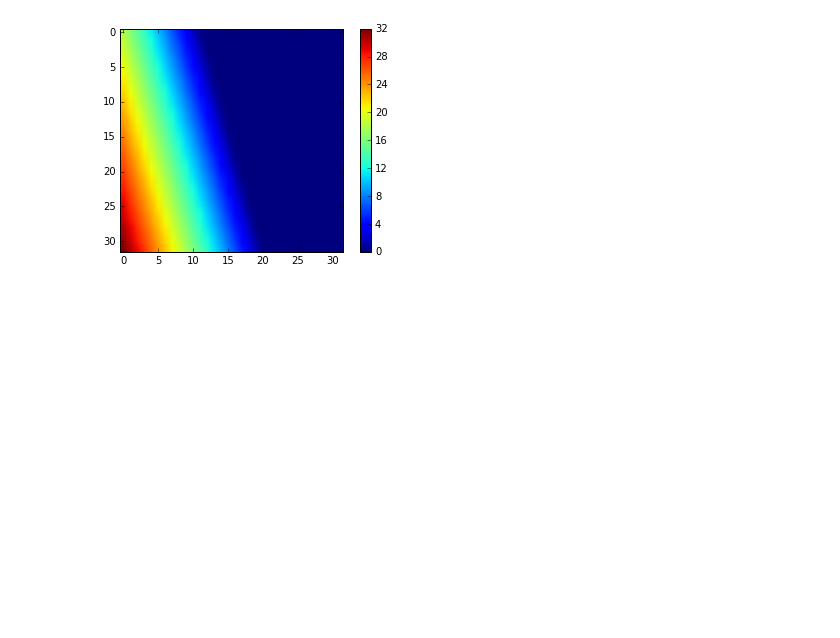
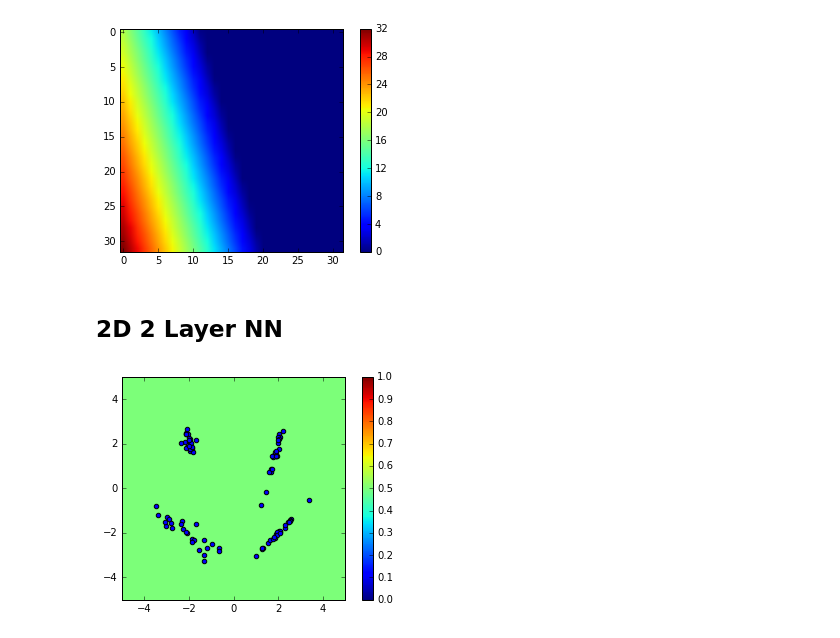
Before and after one commit to afcarl/activationFunctionSliders, a Jupyter notebook: ActivationFunctionSliders.ipynb, the cells around one changed output. Drawn from its saved outputs; the diff is of its cells as text; code cells hidden in the pictures; blank space fills up the shorter version.

```diff
--- a/ActivationFunctionSliders.ipynb
+++ b/ActivationFunctionSliders.ipynb
@@ -59,2 +61,29 @@ interact(plot_relu_2d, weight1=(-5., 5.), weight2=(-5., 5.), bias=(-10., 10.));
 # %% [output]
 [figure]
+# %% [markdown]
+## 2D 2 Layer NN
+# %%
+from sklearn import datasets
+
+def sig(x):
+    return 1/(1+np.exp(-x))
+
+def nn(xv,yv,w1,w2,w3,w4,w5,w6,b1,b2,b3):
+    h1 = sig(w1*xv+w2*yv+b1)
+    h2 = sig(w3*xv+w4*yv+b2)
+    return sig(w5*h1+w6*h2+b3)
+
+def nn_2d(w1,w2,w3,w4,w5,w6,b1,b2,b3):
+    x = np.linspace(-5, 5,32)
+    y = np.linspace(-5, 5,32)
+    xv, yv = np.meshgrid(x, y)
+    Z = nn(xv, yv,w1,w2,w3,w4,w5,w6,b1,b2,b3)
+    plt.scatter(X[:,0], X[:,1])
+    ticks=np.linspace(-5, 5, 10)
+    plt.imshow(Z,vmin=0, vmax=1, extent=[-5,5,-5,5], origin=True)
+    plt.colorbar()
+
+X, y = datasets.make_classification(n_classes=2,class_sep=2.,random_state=22, n_samples=100, n_clusters_per_class=2, n_features=2, n_redundant=0, n_informative=2)
+interact(nn_2d, w1=(-5., 5.), w2=(-5., 5.), w3=(-5., 5.), w4=(-5., 5.), w5=(-5., 5.), w6=(-5., 5.), b1=(-5., 5.), b2=(-5., 5.), b3=(-5., 5.));
+# %% [output]
+[figure, added]
```
Also changed, not shown: parts of 7 cells of this notebook.
